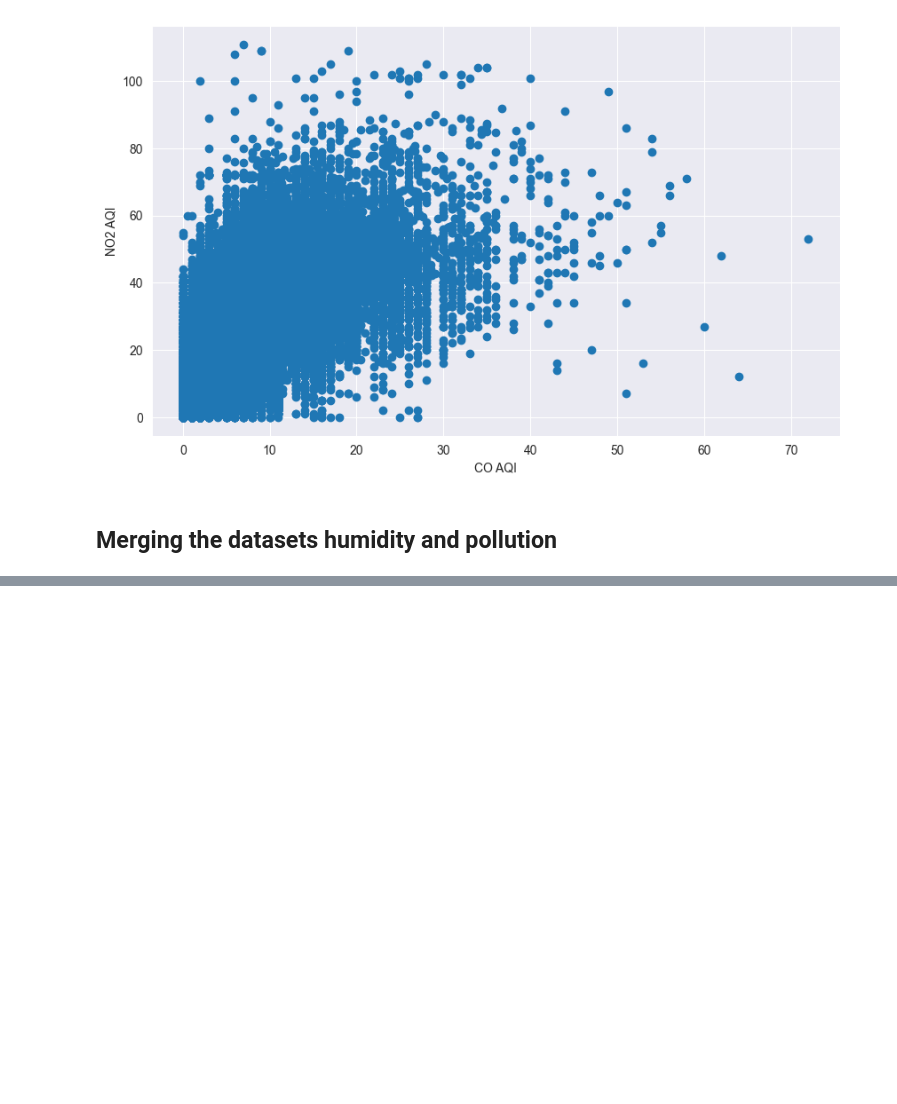
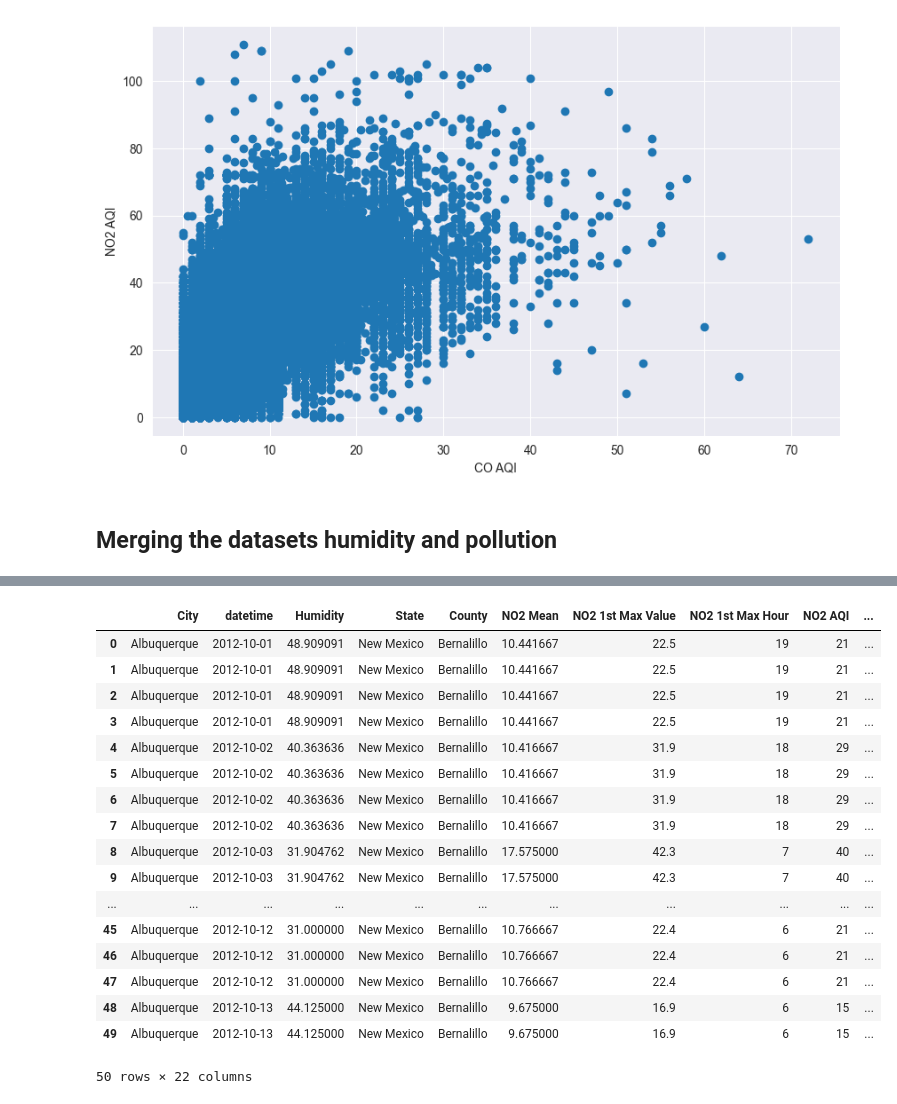
Before and after one commit to Poliaboy/GreenAi-Project-S7, a Jupyter notebook: project_notebook.ipynb, the cells around one changed output, grey strips where cells are left out. Drawn from its saved outputs; the diff is of its cells as text; code cells hidden in the pictures; blank space fills up the shorter version.

Commit message:
feat: merge of temperature, pressure, wind speed and wind direction to the pollution dataset merging duplicate rows for the same day and city

```diff
--- a/project_notebook.ipynb
+++ b/project_notebook.ipynb
@@ -310,16 +328,4 @@ plt.show()
 # %%
-# TODO: merge the rows withe same date and city
-import pandas as pd
-
-# Load the datasets
-humidity_file_path = 'humidity.csv'
-pollution_file_path = 'pollution_us_2000_2016.csv'
-
-# Reading the CSV files
-humidity_data = pd.read_csv(humidity_file_path)
-pollution_data = pd.read_csv(pollution_file_path)
-pollution_data = pollution_data.drop(['Unnamed: 0','State Code','County Code','Site Num','Address','NO2 Units','O3 Units','SO2 Units','CO Units'],axis=1)
-
 # Extract city names from the humidity dataset (excluding 'datetime')
 humidity_cities = list(humidity_data.columns)
 humidity_cities.remove('datetime')
@@ -344,9 +350,10 @@ daily_humidity = humidity_long_format.groupby(['City', 'datetime']).mean().reset
 pollution_data['Date Local'] = pd.to_datetime(pollution_data['Date Local']).dt.date
 
 # Merge the datasets on 'City' and 'Date Local'/'datetime'
-merged_data = pd.merge(daily_humidity, pollution_data, left_on=['City', 'datetime'],
+humidity_merged_data = pd.merge(daily_humidity, pollution_data, left_on=['City', 'datetime'],
                        right_on=['City', 'Date Local'], how='inner')
 
-# Display the first few rows of the merged dataset
-print(merged_data.head())
+# Dropping the 'Date Local' column as it is redundant
+humidity_merged_data = humidity_merged_data.drop('Date Local', axis=1)
+humidity_merged_data.head()
 # %% [output]
@@ -369,0 +367,48 @@ print(merged_data.head())
+# %%
+# Load the temperature data
+temperature_file_path = 'temperature.csv'
+temperature_data = pd.read_csv(temperature_file_path)
+
+# Extract city names from the temperature dataset (excluding 'datetime')
+temperature_cities = list(temperature_data.columns)
+temperature_cities.remove('datetime')
+
+# Convert 'datetime' in temperature data to date format
+temperature_data['datetime'] = pd.to_datetime(temperature_data['datetime']).dt.date
+
+# Find common cities in both the temperature dataset and pollution dataset
+common_temperature_cities = set(temperature_cities).intersection(set(pollution_cities))
+
+# Reshape the temperature dataset to have 'City' and 'Temperature' columns
+temperature_long_format = pd.melt(temperature_data, id_vars=['datetime'], value_vars=common_temperature_cities,
+                                  var_name='City', value_name='Temperature')
+
+# Convert temperatures from Kelvin to Celsius
+temperature_long_format['Temperature'] = temperature_long_format['Temperature'] - 273.15
+
+# Aggregate temperature data to daily level
+daily_temperature = temperature_long_format.groupby(['City', 'datetime']).mean().reset_index()
+
+# Merge the temperature data with the previously merged data (humidity and pollution)
+temperature_merged_data = pd.merge(humidity_merged_data, daily_temperature, on=['City', 'datetime'], how='inner')
+
+temperature_merged_data.head(50)
+# %% [output]
+|  | City | datetime | Humidity | State | County | NO2 Mean | NO2 1st Max Value | NO2 1st Max Hour | NO2 AQI | ... |
+| 0 | Albuquerque | 2012-10-01 | 48.909091 | New Mexico | Bernalillo | 10.441667 | 22.5 | 19 | 21 | ... |
+| 1 | Albuquerque | 2012-10-01 | 48.909091 | New Mexico | Bernalillo | 10.441667 | 22.5 | 19 | 21 | ... |
+| 2 | Albuquerque | 2012-10-01 | 48.909091 | New Mexico | Bernalillo | 10.441667 | 22.5 | 19 | 21 | ... |
+| 3 | Albuquerque | 2012-10-01 | 48.909091 | New Mexico | Bernalillo | 10.441667 | 22.5 | 19 | 21 | ... |
+| 4 | Albuquerque | 2012-10-02 | 40.363636 | New Mexico | Bernalillo | 10.416667 | 31.9 | 18 | 29 | ... |
+| 5 | Albuquerque | 2012-10-02 | 40.363636 | New Mexico | Bernalillo | 10.416667 | 31.9 | 18 | 29 | ... |
+| 6 | Albuquerque | 2012-10-02 | 40.363636 | New Mexico | Bernalillo | 10.416667 | 31.9 | 18 | 29 | ... |
+| 7 | Albuquerque | 2012-10-02 | 40.363636 | New Mexico | Bernalillo | 10.416667 | 31.9 | 18 | 29 | ... |
+| 8 | Albuquerque | 2012-10-03 | 31.904762 | New Mexico | Bernalillo | 17.575000 | 42.3 | 7 | 40 | ... |
+| 9 | Albuquerque | 2012-10-03 | 31.904762 | New Mexico | Bernalillo | 17.575000 | 42.3 | 7 | 40 | ... |
+| ... | ... | ... | ... | ... | ... | ... | ... | ... | ... | ... |
+| 45 | Albuquerque | 2012-10-12 | 31.000000 | New Mexico | Bernalillo | 10.766667 | 22.4 | 6 | 21 | ... |
+| 46 | Albuquerque | 2012-10-12 | 31.000000 | New Mexico | Bernalillo | 10.766667 | 22.4 | 6 | 21 | ... |
+| 47 | Albuquerque | 2012-10-12 | 31.000000 | New Mexico | Bernalillo | 10.766667 | 22.4 | 6 | 21 | ... |
+| 48 | Albuquerque | 2012-10-13 | 44.125000 | New Mexico | Bernalillo | 9.675000 | 16.9 | 6 | 15 | ... |
+| 49 | Albuquerque | 2012-10-13 | 44.125000 | New Mexico | Bernalillo | 9.675000 | 16.9 | 6 | 15 | ... |
+50 rows × 22 columns
```
Also changed, not shown: parts of 7 cells of this notebook, 1 other file.
